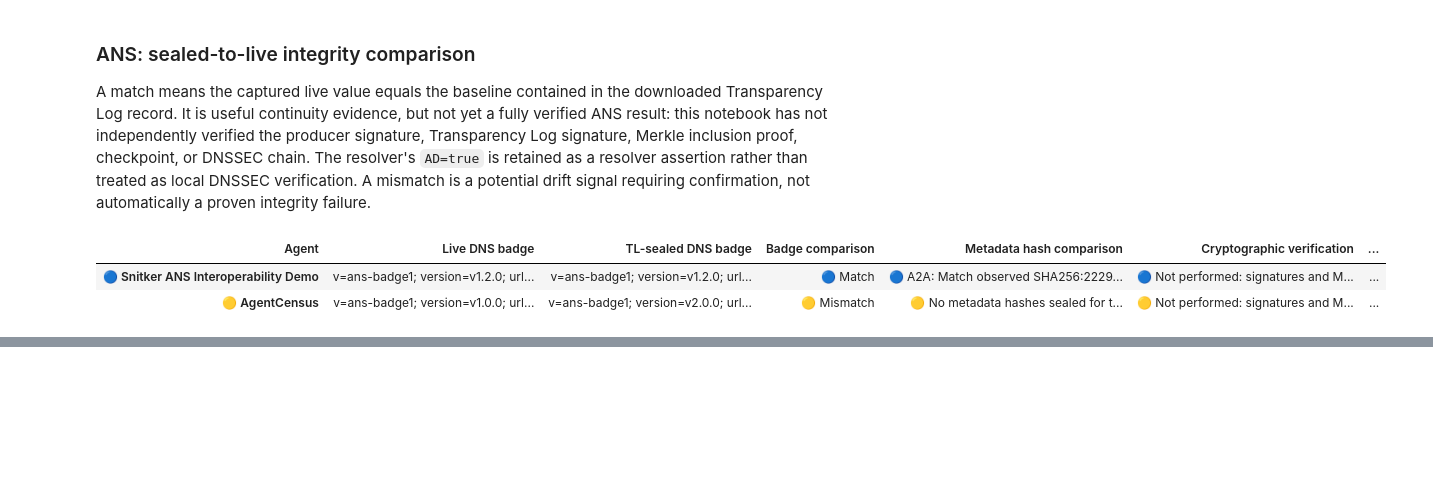
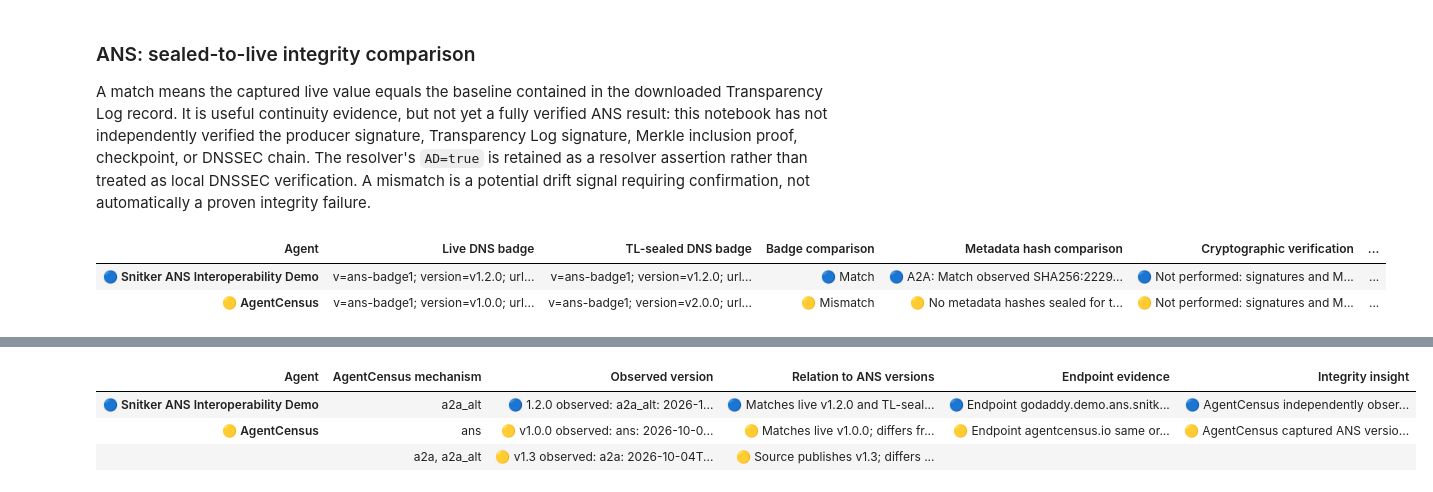
Before and after one commit to hanhanwu/Agentopia, a Jupyter notebook: EXPERIMENTS/notebooks/trust_model_comparison.ipynb, the cells around one changed output, grey strips where cells are left out. Saved outputs shown, nothing was run; the diff lists cells and outputs as text; code cells hidden in the pictures; blank space fills up the shorter version.

Commit message:
ANS vs agentcensus

```diff
--- a/EXPERIMENTS/notebooks/trust_model_comparison.ipynb
+++ b/EXPERIMENTS/notebooks/trust_model_comparison.ipynb
@@ -29,6 +29,7 @@ a2a_registry_request_json = experiment_utils.a2a_registry_request_json
 a2a_registry_render_integrity_table = experiment_utils.a2a_registry_render_integrity_table
 agentcensus_get_json = experiment_utils.agentcensus_get_json
 agentcensus_load_api_key = experiment_utils.agentcensus_load_api_key
+agentcensus_render_ans_corroboration_table = experiment_utils.agentcensus_render_ans_corroboration_table
 agentcensus_render_integrity_table = experiment_utils.agentcensus_render_integrity_table
 ans_render_integrity_examples_table = experiment_utils.ans_render_integrity_examples_table
 ans_render_integrity_table = experiment_utils.ans_render_integrity_table
@@ -423,0 +429,38 @@ HTML(ans_render_integrity_examples_table(ANS_INTEGRITY_EXAMPLES, OUTPUT_DIR))
+# %%
+AGENTCENSUS_ANS_EXAMPLES = [
+    {
+        "name": "Snitker ANS Interoperability Demo",
+        "agent_key": "ag_62fad4c8c1d1",
+        "output_label": "snitker",
+        "documents": {
+            "a2a_alt": "trust_model_comparison_agentcensus_ans_example_snitker_a2a_alt_document.json",
+        },
+        "agent_file": "trust_model_comparison_agentcensus_ans_example_snitker_agent.json",
+        "ans_dns_file": "trust_model_comparison_ans_snitker_dns_badge.json",
+        "ans_badge_file": "trust_model_comparison_ans_snitker_transparency_log_badge.json",
+    },
+    {
+        "name": "AgentCensus",
+        "agent_key": "ag_c449a3237ded",
+        "output_label": "agentcensus",
+        "documents": {
+            "ans": "trust_model_comparison_agentcensus_ans_example_agentcensus_ans_document.json",
+            "a2a": "trust_model_comparison_agentcensus_ans_example_agentcensus_a2a_document.json",
+            "a2a_alt": "trust_model_comparison_agentcensus_ans_example_agentcensus_a2a_alt_document.json",
+        },
+        "agent_file": "trust_model_comparison_agentcensus_ans_example_agentcensus_agent.json",
+        "ans_dns_file": "trust_model_comparison_ans_agentcensus_dns_badge.json",
+        "ans_badge_file": "trust_model_comparison_ans_agentcensus_transparency_log_badge.json",
+    },
+]
+for example in AGENTCENSUS_ANS_EXAMPLES:
+    agent_response = agentcensus_get_json(
+        f"agents/{example['agent_key']}", token=AGENTCENSUS_BEARER_TOKEN
+    )
+    save_json(example["agent_file"], agent_response)
+    for source, filename in example["documents"].items():
+        document_response = agentcensus_get_json(
+            f"agents/{example['agent_key']}/documents/{source}",
+            token=AGENTCENSUS_BEARER_TOKEN,
+        )
+        save_json(filename, document_response)
@@ -423,0 +478,11 @@ HTML(ans_render_integrity_examples_table(ANS_INTEGRITY_EXAMPLES, OUTPUT_DIR))
+# %%
+HTML(
+    agentcensus_render_ans_corroboration_table(
+        AGENTCENSUS_ANS_EXAMPLES, OUTPUT_DIR
+    )
+)
+# %% [output]
+| Agent | AgentCensus mechanism | Observed version | Relation to ANS versions | Endpoint evidence | Integrity insight |
+| 🔵 Snitker ANS Interoperability Demo | a2a_alt | 🔵 1.2.0 observed: a2a_alt: 2026-1... | 🔵 Matches live v1.2.0 and TL-seal... | 🔵 Endpoint godaddy.demo.ans.snitk... | 🔵 AgentCensus independently obser... |
+| 🟡 AgentCensus | ans | 🟡 v1.0.0 observed: ans: 2026-10-0... | 🟡 Matches live v1.0.0; differs fr... | 🟡 Endpoint agentcensus.io same or... | 🟡 AgentCensus captured ANS versio... |
+|  | a2a, a2a_alt | 🟡 v1.3 observed: a2a: 2026-10-04T... | 🟡 Source publishes v1.3; differs ... |  |  |
```
Also changed, not shown: parts of 4 cells of this notebook, 9 other files.
